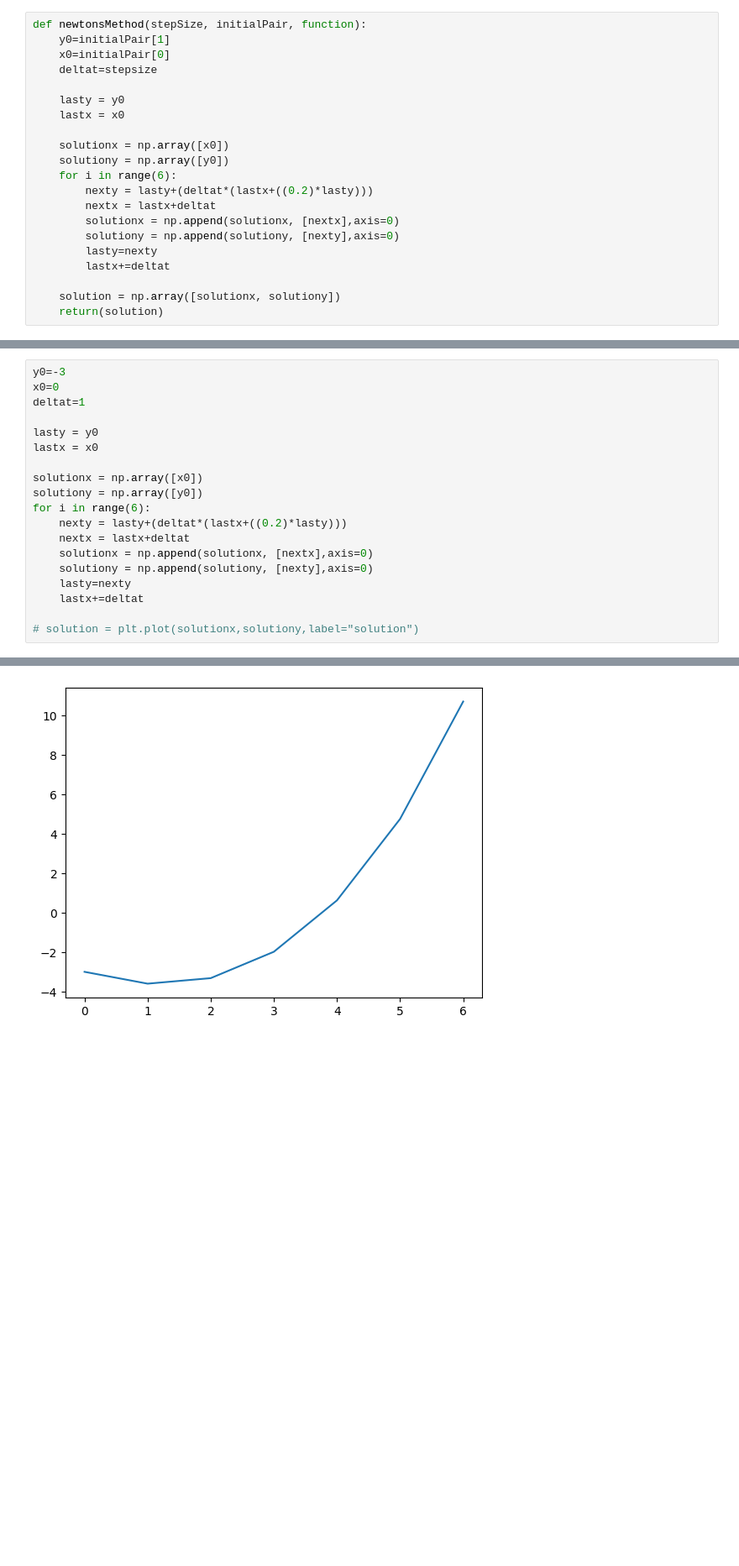
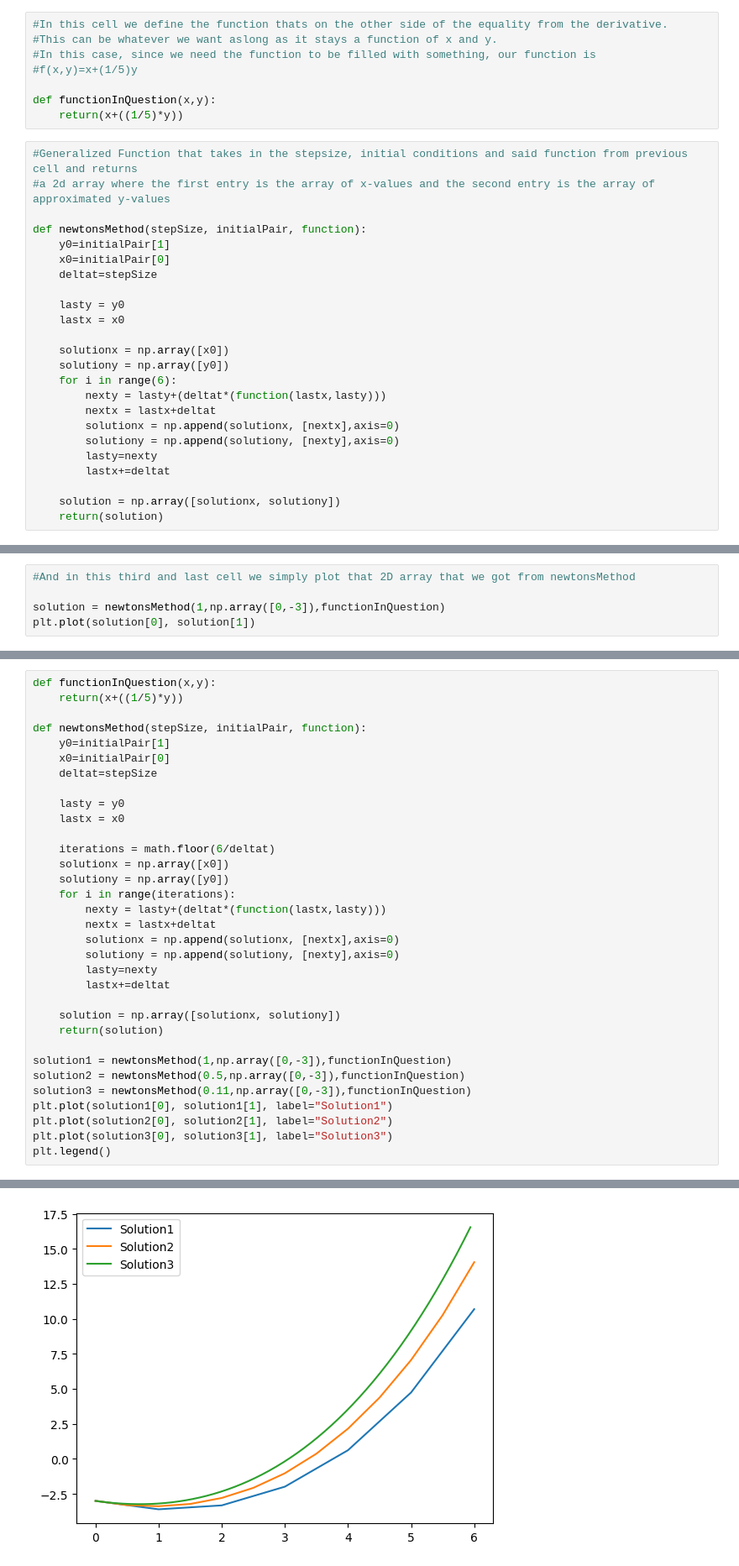
Before and after one commit to AndyJohnsonMath/numericalDifferentialEquations, a Jupyter notebook: Newtons Method.ipynb, the cells around one changed output, grey strips where cells are left out. Shown at 84% size. Saved outputs shown, nothing was run; the diff lists cells and outputs as text; blank space fills up the shorter version.

Commit message:
Newer version with generalized newtons method function

```diff
--- a/Newtons Method.ipynb
+++ b/Newtons Method.ipynb
@@ -8,8 +9,19 @@ def exact(x):
+# %%
+#In this cell we define the function thats on the other side of the equality from the derivative.
+#This can be whatever we want aslong as it stays a function of x and y.
+#In this case, since we need the function to be filled with something, our function is
+#f(x,y)=x+(1/5)y
+
+def functionInQuestion(x,y):
+    return(x+((1/5)*y))
 # %%
+#Generalized Function that takes in the stepsize, initial conditions and said function from previous cell and returns
+#a 2d array where the first entry is the array of x-values and the second entry is the array of approximated y-values
+
 def newtonsMethod(stepSize, initialPair, function):
     y0=initialPair[1]
     x0=initialPair[0]
-    deltat=stepsize
+    deltat=stepSize
 
     lasty = y0
     lastx = x0
@@ -17,7 +29,7 @@ def newtonsMethod(stepSize, initialPair, function):
     solutionx = np.array([x0])
     solutiony = np.array([y0])
     for i in range(6):
-        nexty = lasty+(deltat*(lastx+((0.2)*lasty)))
+        nexty = lasty+(deltat*(function(lastx,lasty)))
         nextx = lastx+deltat
         solutionx = np.append(solutionx, [nextx],axis=0)
         solutiony = np.append(solutiony, [nexty],axis=0)
@@ -31,0 +41,5 @@ test = newtonsMethod(1, initialCondition,
+# %%
+#And in this third and last cell we simply plot that 2D array that we got from newtonsMethod
+
+solution = newtonsMethod(1,np.array([0,-3]),functionInQuestion)
+plt.plot(solution[0], solution[1])
@@ -32,20 +51,34 @@ test = newtonsMethod(1, initialCondition,
 # %%
-y0=-3
-x0=0
-deltat=1
+def functionInQuestion(x,y):
+    return(x+((1/5)*y))
 
-lasty = y0
-lastx = x0
+def newtonsMethod(stepSize, initialPair, function):
+    y0=initialPair[1]
+    x0=initialPair[0]
+    deltat=stepSize
 
-solutionx = np.array([x0])
-solutiony = np.array([y0])
-for i in range(6):
-    nexty = lasty+(deltat*(lastx+((0.2)*lasty)))
-    nextx = lastx+deltat
-    solutionx = np.append(solutionx, [nextx],axis=0)
-    solutiony = np.append(solutiony, [nexty],axis=0)
-    lasty=nexty
-    lastx+=deltat
+    lasty = y0
+    lastx = x0
 
-# solution = plt.plot(solutionx,solutiony,label="solution")
+    iterations = math.floor(6/deltat)
+    solutionx = np.array([x0])
+    solutiony = np.array([y0])
+    for i in range(iterations):
+        nexty = lasty+(deltat*(function(lastx,lasty)))
+        nextx = lastx+deltat
+        solutionx = np.append(solutionx, [nextx],axis=0)
+        solutiony = np.append(solutiony, [nexty],axis=0)
+        lasty=nexty
+        lastx+=deltat
+
+    solution = np.array([solutionx, solutiony])
+    return(solution)
+
+solution1 = newtonsMethod(1,np.array([0,-3]),functionInQuestion)
+solution2 = newtonsMethod(0.5,np.array([0,-3]),functionInQuestion)
+solution3 = newtonsMethod(0.11,np.array([0,-3]),functionInQuestion)
+plt.plot(solution1[0], solution1[1], label="Solution1")
+plt.plot(solution2[0], solution2[1], label="Solution2")
+plt.plot(solution3[0], solution3[1], label="Solution3")
+plt.legend()
 # %% [output]
@@ -64 +86 @@ for i in range(6):
-[figure, old version]
+[figure, new version]
```
Also changed, not shown: parts of 13 cells of this notebook.
